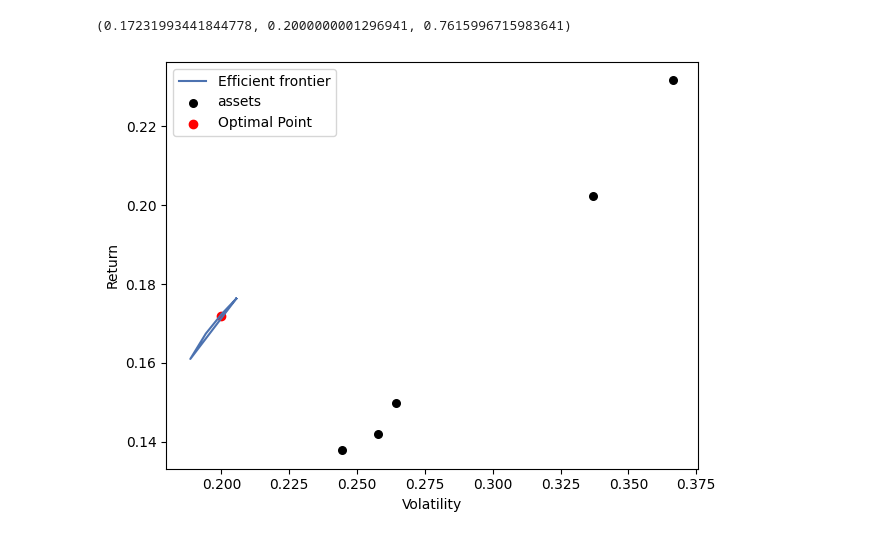
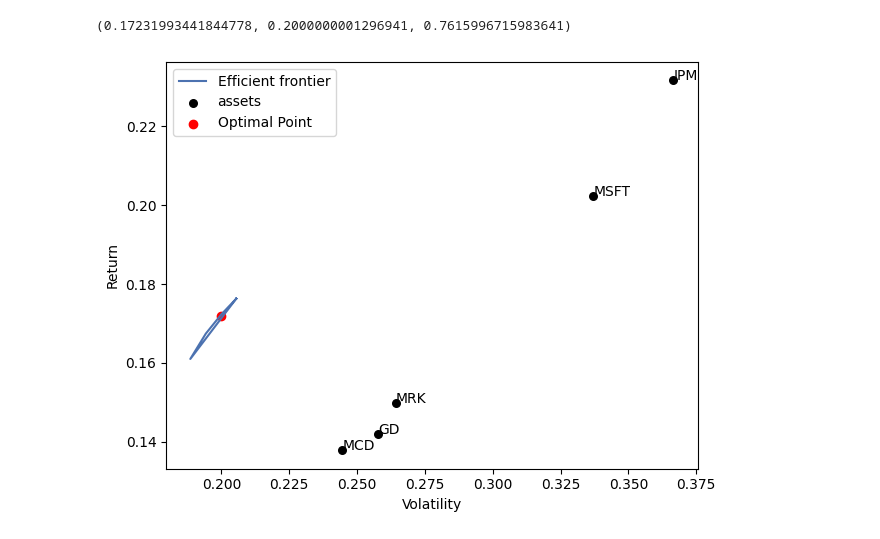
Before and after one commit to AlienX77-cmd/Computational-Finance, a Jupyter notebook: Computational_Finance_Homework_4_Portfolio_Optimization_Programing_6310505688_Kittipak.ipynb, the cells around one changed output. Saved outputs shown, nothing was run; the diff lists cells and outputs as text; code cells hidden in the pictures.

```diff
--- a/Computational_Finance_Homework_4_Portfolio_Optimization_Programing_6310505688_Kittipak.ipynb
+++ b/Computational_Finance_Homework_4_Portfolio_Optimization_Programing_6310505688_Kittipak.ipynb
@@ -364,19 +364,19 @@ Sharpe Ratio: 0.76
 (0.17231993441844778, 0.2000000001296941, 0.7615996715983641)
 # %%
 # Plot the efficient frontier and overlay the optimal point
-ax2 = plotting.plot_efficient_frontier(ef2, ef_param="risk", ef_param_range=np.linspace(0.12, 0.4, 50), show_ticker=True, showfig=False)
+ax2 = plotting.plot_efficient_frontier(ef2, ef_param="risk", ef_param_range=np.linspace(0.12, 0.4, 50), show_tickers=True, showfig=False)
 
 # Overlay the optimal point on the graph
 ax2.scatter(
     0.20,  # Standard deviation (volatility)
     0.172,
     color="red",
     marker="o",
     label="Optimal Point",
 )
 ax2.legend()
 
 # Show the graph
 plt.show()
 # %% [output]
-[figure, old version]
+[figure, new version]
```
Also changed, not shown: parts of 7 cells of this notebook.
